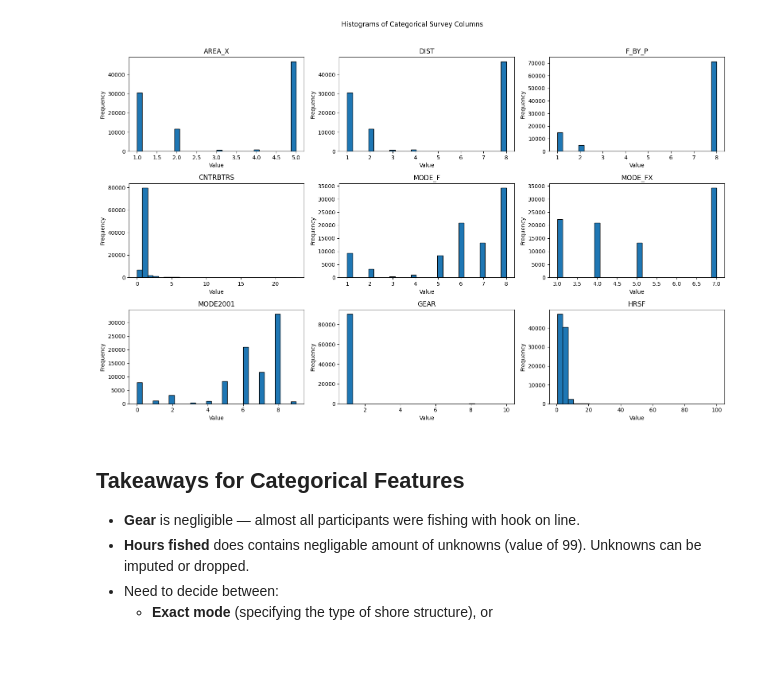
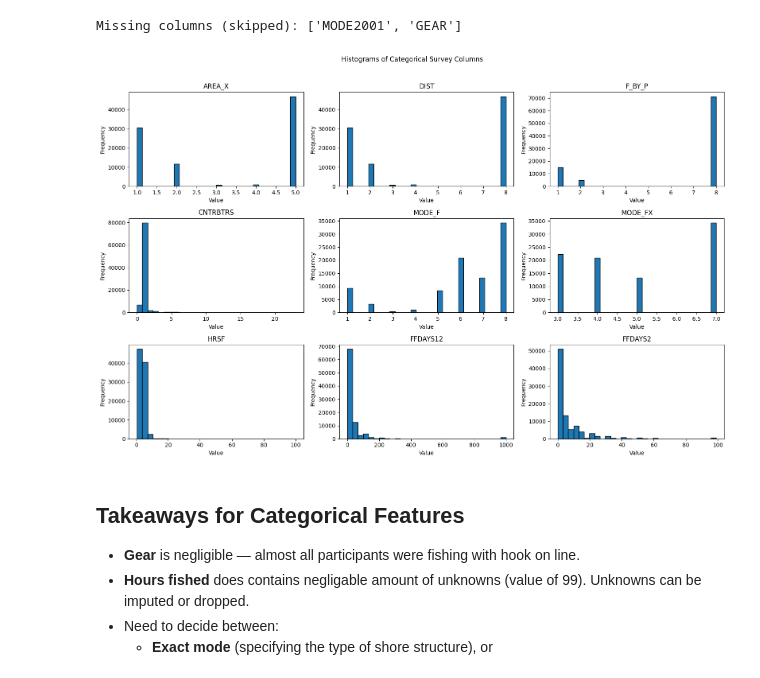
Before and after one commit to RossNeyman/fishing-predictor, a Jupyter notebook: notebooks/eda_survey.ipynb, the cells around one changed output. Saved outputs shown, nothing was run; the diff lists cells and outputs as text; code cells hidden in the pictures.

```diff
--- a/notebooks/eda_survey.ipynb
+++ b/notebooks/eda_survey.ipynb
@@ -247,39 +247,42 @@ hist_cols = [
     "MODE_FX",
     "MODE2001",
     "GEAR",
-    "HRSF"
+    "HRSF",
+    "FFDAYS12",
+    "FFDAYS2",
 ]
 
 missing_cols = [c for c in hist_cols if c not in df_survey.columns]
 if missing_cols:
     print("Missing columns (skipped):", missing_cols)
 
 plot_cols = [c for c in hist_cols if c in df_survey.columns]
 if not plot_cols:
     raise ValueError("None of the requested histogram columns exist in df_survey")
 
 plot_df = df_survey[plot_cols].copy()
 for c in plot_cols:
     plot_df[c] = pd.to_numeric(plot_df[c], errors="coerce")
 
 axes = plot_df.hist(
     bins=30,
     figsize=(16, 10),
     layout=(3, 3),
     edgecolor="black",
     grid=False,
  )
 
 for ax in axes.flatten():
     if ax is not None:
         ax.set_xlabel("Value")
         ax.set_ylabel("Frequency")
 
 plt.suptitle("Histograms of Categorical Survey Columns", y=1.02)
 plt.tight_layout()
 plt.show()
 # %% [output]
+Missing columns (skipped): ['MODE2001', 'GEAR']
-[figure, old version]
+[figure, new version]
 # %% [markdown]
 ## Takeaways for Categorical Features
 
```
Also changed, not shown: parts of 1 cell of this notebook.
